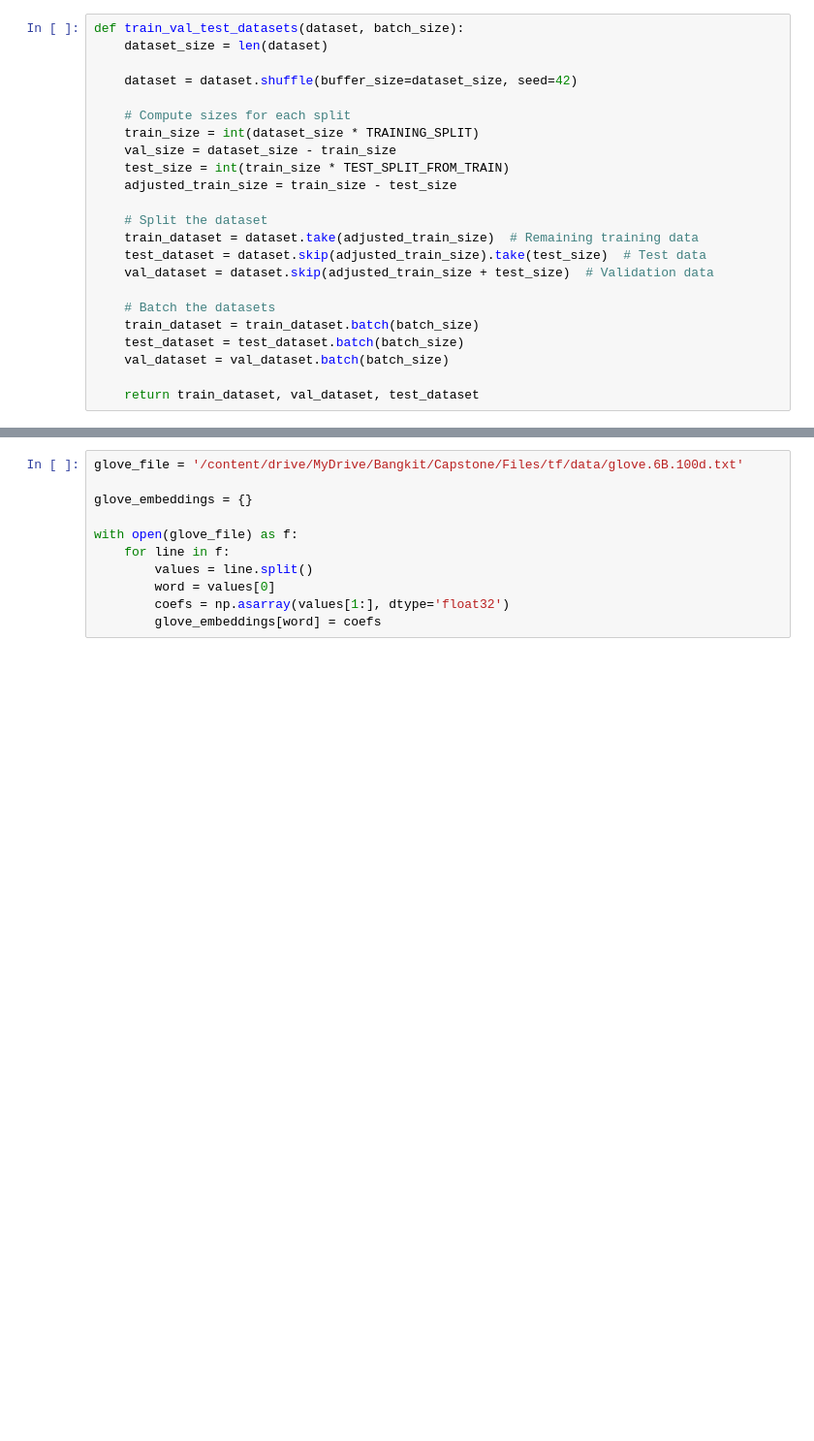
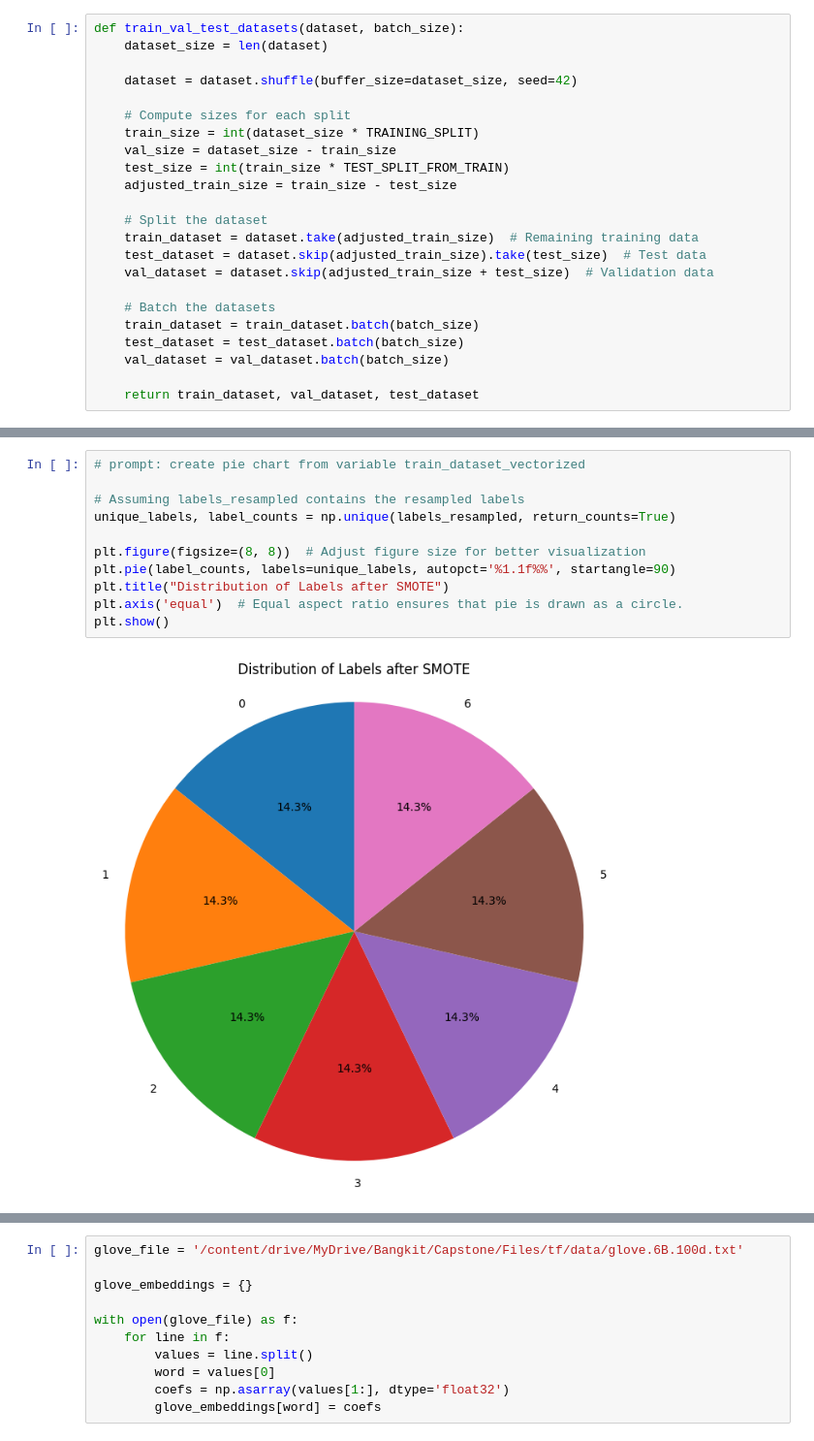
Before and after one commit to prasetyodidi/capstone-mental-health, a Jupyter notebook: mental_health_tensorflow.ipynb, the cells around one changed output, grey strips where cells are left out. Shown at 97% size. Drawn from its saved outputs; the diff is of its cells as text; blank space fills up the shorter version.

```diff
--- a/mental_health_tensorflow.ipynb
+++ b/mental_health_tensorflow.ipynb
@@ -189,3 +298,16 @@ def train_val_test_datasets(dataset, batch_size):
+# %%
+# prompt: create pie chart from variable train_dataset_vectorized
+
+# Assuming labels_resampled contains the resampled labels
+unique_labels, label_counts = np.unique(labels_resampled, return_counts=True)
+
+plt.figure(figsize=(8, 8))  # Adjust figure size for better visualization
+plt.pie(label_counts, labels=unique_labels, autopct='%1.1f%%', startangle=90)
+plt.title("Distribution of Labels after SMOTE")
+plt.axis('equal')  # Equal aspect ratio ensures that pie is drawn as a circle.
+plt.show()
+# %% [output]
+[figure, added]
 # %%
 train_dataset, val_dataset, test_dataset = train_val_test_datasets(dataset, NUM_BATCHES)
 
```
Also changed, not shown: parts of 25 cells of this notebook.
